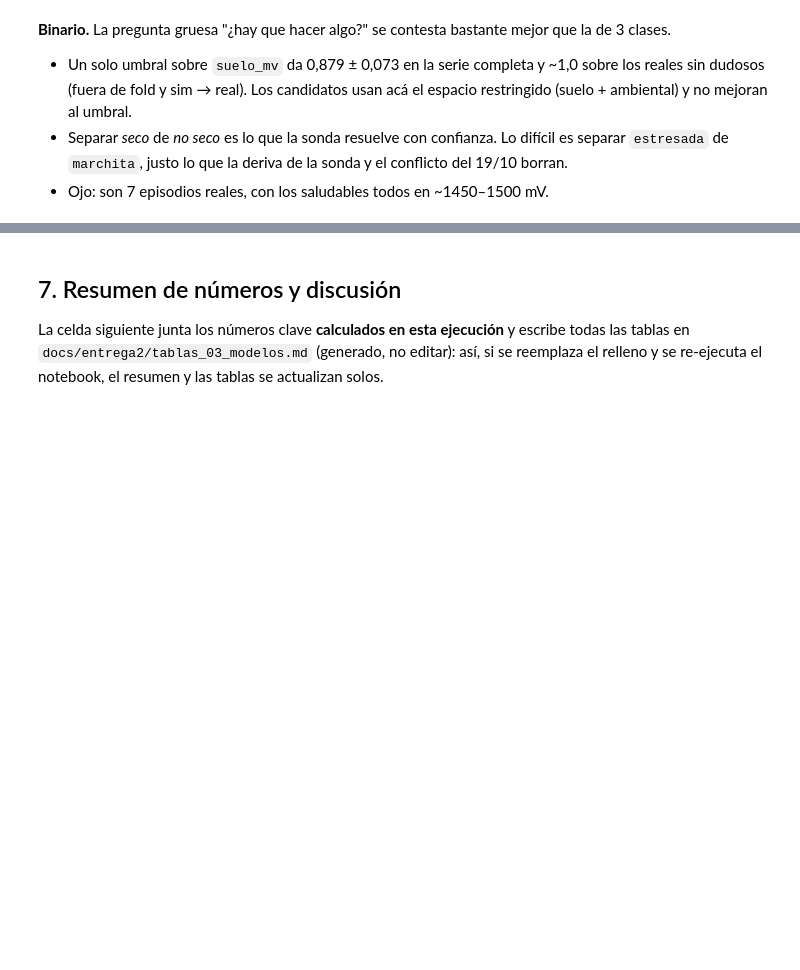
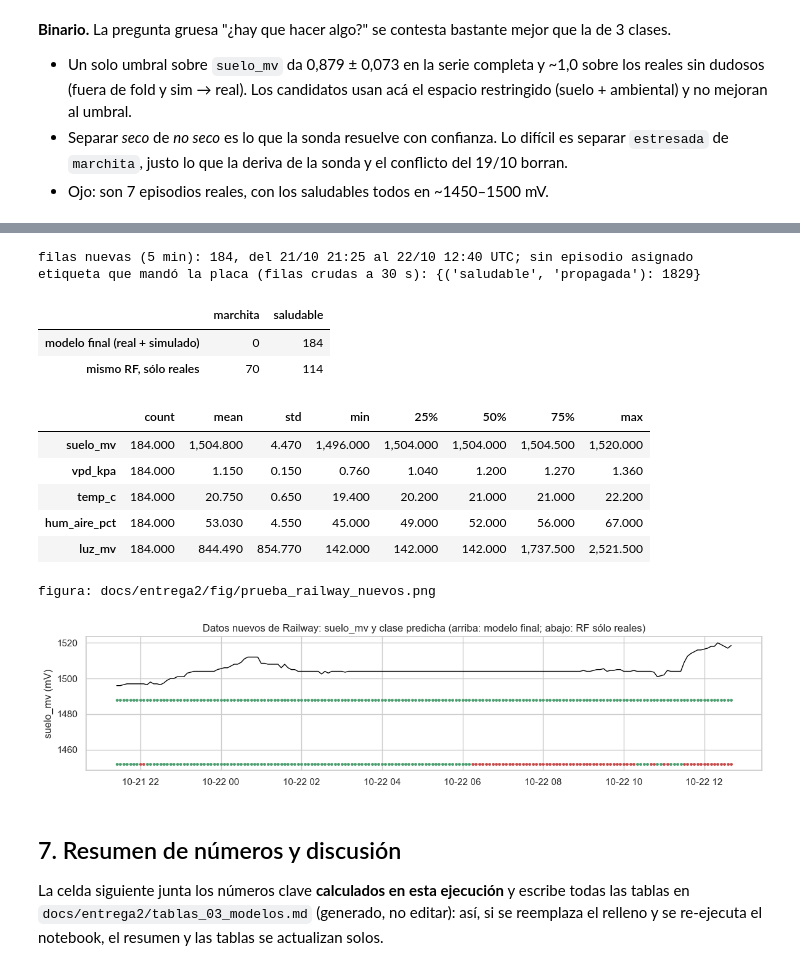
Before and after one commit to phillipbowles/IA_Ruperto, a Jupyter notebook: notebooks/03_modelos.ipynb, the cells around one changed output, grey strips where cells are left out. Saved outputs shown, nothing was run; the diff lists cells and outputs as text; code cells hidden in the pictures; blank space fills up the shorter version.

```diff
--- a/notebooks/03_modelos.ipynb
+++ b/notebooks/03_modelos.ipynb
@@ -2049,3 +2055,50 @@ display(tabla_binaria)
+# %%
+SNAPSHOT_NUEVO = RAIZ / "data" / "mediciones_raw_2026-10-22.csv"
+corte = df.loc[es_real, "ts"].max()          # última fila real que vio el entrenamiento
+nuevo = serie_maceta01(snapshot=SNAPSHOT_NUEVO, incluir_complemento=False, filtrado=False)
+nuevo = nuevo[(nuevo.ts > corte) & nuevo.valido & ~nuevo.post_boot & ~nuevo.suelo_saturado]
+Xn = matriz_X(nuevo)
+print(f"filas nuevas (5 min): {len(nuevo)}, del {nuevo.ts.min():%d/%m %H:%M} al {nuevo.ts.max():%d/%m %H:%M} UTC; "
+      f"sin episodio asignado")
+crudo_nuevo = pd.read_csv(SNAPSHOT_NUEVO)
+crudo_nuevo = crudo_nuevo[pd.to_datetime(crudo_nuevo.ts_servidor, format="ISO8601", utc=True) > corte]
+print("etiqueta que mandó la placa (filas crudas a 30 s):",
+      crudo_nuevo.groupby(["condicion_etiqueta", "etiqueta_origen"]).size().to_dict())
+
+m_final = modelo_final().fit(X, y)                       # el mismo que exporta exportar_c
+m_solo_reales = modelo_final().fit(X[es_real], y[es_real])
+assert version_modelo(m_final) == version
+pred_nuevo = pd.DataFrame({"modelo final (real + simulado)": m_final.predict(Xn),
+                           "mismo RF, sólo reales": m_solo_reales.predict(Xn)}).replace(dict(enumerate(CLASES, 1)))
+display(pred_nuevo.apply(lambda s: s.value_counts()).fillna(0).astype(int).T)
+display(nuevo[["suelo_mv", "vpd_kpa", "temp_c", "hum_aire_pct", "luz_mv"]].describe().round(2).T)
+
+fig, ax = plt.subplots(figsize=(12, 3))
+ax.plot(nuevo.ts, nuevo.suelo_mv, color="black", lw=1)
+for clase_n in CLASES:
+    for col_n, y_n in [("modelo final (real + simulado)", 0.0), ("mismo RF, sólo reales", 0.06)]:
+        mask_n = (pred_nuevo[col_n] == clase_n).to_numpy()
+        ax.scatter(nuevo.ts[mask_n], np.full(mask_n.sum(), nuevo.suelo_mv.min() - 8 - 600 * y_n), s=6,
+                   color=COLORES[clase_n])
+ax.set_ylabel("suelo_mv (mV)")
+ax.set_title("Datos nuevos de Railway: suelo_mv y clase predicha (arriba: modelo final; abajo: RF sólo reales)")
+fig.tight_layout()
+guardar(fig, "prueba_railway_nuevos.png")
+plt.show()
+# %% [output]
+filas nuevas (5 min): 184, del 21/10 21:25 al 22/10 12:40 UTC; sin episodio asignado
+etiqueta que mandó la placa (filas crudas a 30 s): {('saludable', 'propagada'): 1829}
+|  | marchita | saludable |
+| modelo final (real + simulado) | 0 | 184 |
+| mismo RF, sólo reales | 70 | 114 |
+|  | count | mean | std | min | 25% | 50% | 75% | max |
+| suelo_mv | 184.000 | 1,504.800 | 4.470 | 1,496.000 | 1,504.000 | 1,504.000 | 1,504.500 | 1,520.000 |
+| vpd_kpa | 184.000 | 1.150 | 0.150 | 0.760 | 1.040 | 1.200 | 1.270 | 1.360 |
+| temp_c | 184.000 | 20.750 | 0.650 | 19.400 | 20.200 | 21.000 | 21.000 | 22.200 |
+| hum_aire_pct | 184.000 | 53.030 | 4.550 | 45.000 | 49.000 | 52.000 | 56.000 | 67.000 |
+| luz_mv | 184.000 | 844.490 | 854.770 | 142.000 | 142.000 | 142.000 | 1,737.500 | 2,521.500 |
+figura: docs/entrega2/fig/prueba_railway_nuevos.png
+[figure, added]
 # %% [markdown]
 ## 7. Resumen de números y discusión
 
```
Also changed, not shown: parts of 2 cells of this notebook, 5 other files.
